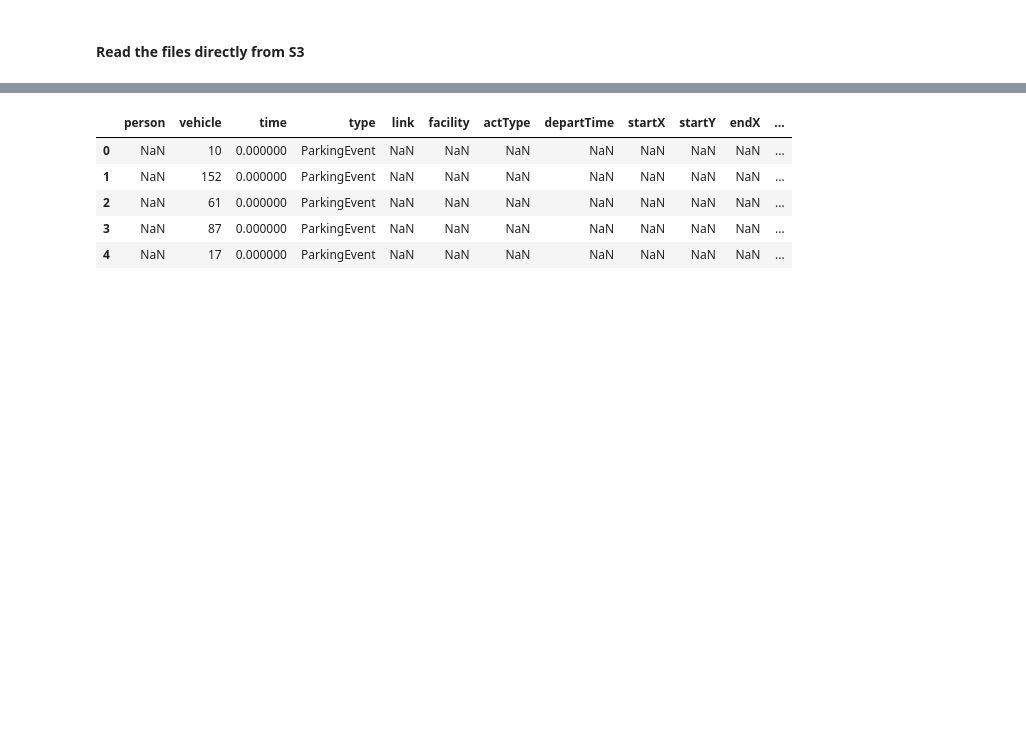
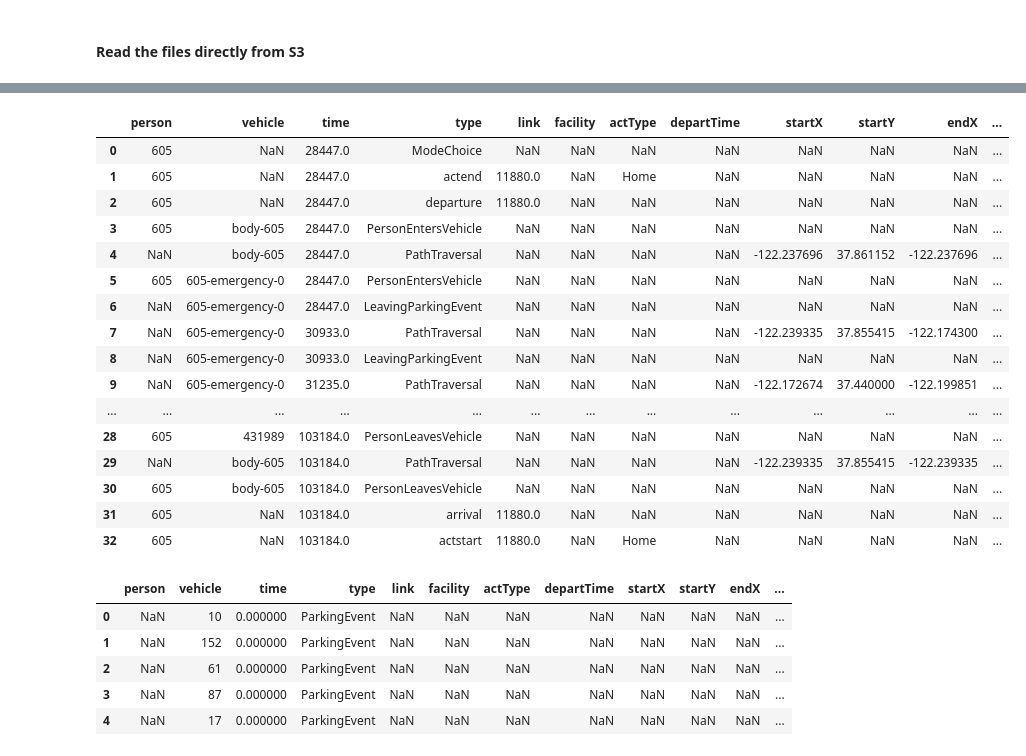
Before and after one commit to LBNL-UCB-STI/beam-core-analysis, a Jupyter notebook: Users/Nazanin/Person_Trip_Level_SF_check_Price_scenarios.ipynb, the cells around one changed output, grey strips where cells are left out. Drawn from its saved outputs; the diff is of its cells as text; code cells hidden in the pictures; blank space fills up the shorter version.

```diff
--- a/Users/Nazanin/Person_Trip_Level_SF_check_Price_scenarios.ipynb
+++ b/Users/Nazanin/Person_Trip_Level_SF_check_Price_scenarios.ipynb
@@ -47,4 +47,4 @@ pd.options.display.max_columns = None
 pd.options.display.max_rows = None
 # %%
 # Showing the entire number in dataframe
-pd.set_option('float_format', '{:f}'.format)
+pd.set_option('float_format', '{:f}'.format)36681554 34359352
@@ -51,3 +64,25 @@ pd.set_option('float_format', '{:f}'.format)
+# %%
+at = eventsSF[(eventsSF['person'] == '605')|(eventsSF['driver'] == '605')|(eventsSF['riders'] == '605')].reset_index(drop=True)
+# %%
+at
+# %% [output]
+|  | person | vehicle | time | type | link | facility | actType | departTime | startX | startY | endX | ... |
+| 0 | 605 | NaN | 28447.0 | ModeChoice | NaN | NaN | NaN | NaN | NaN | NaN | NaN | ... |
+| 1 | 605 | NaN | 28447.0 | actend | 11880.0 | NaN | Home | NaN | NaN | NaN | NaN | ... |
+| 2 | 605 | NaN | 28447.0 | departure | 11880.0 | NaN | NaN | NaN | NaN | NaN | NaN | ... |
+| 3 | 605 | body-605 | 28447.0 | PersonEntersVehicle | NaN | NaN | NaN | NaN | NaN | NaN | NaN | ... |
+| 4 | NaN | body-605 | 28447.0 | PathTraversal | NaN | NaN | NaN | NaN | -122.237696 | 37.861152 | -122.237696 | ... |
+| 5 | 605 | 605-emergency-0 | 28447.0 | PersonEntersVehicle | NaN | NaN | NaN | NaN | NaN | NaN | NaN | ... |
+| 6 | NaN | 605-emergency-0 | 28447.0 | LeavingParkingEvent | NaN | NaN | NaN | NaN | NaN | NaN | NaN | ... |
+| 7 | NaN | 605-emergency-0 | 30933.0 | PathTraversal | NaN | NaN | NaN | NaN | -122.239335 | 37.855415 | -122.174300 | ... |
+| 8 | NaN | 605-emergency-0 | 30933.0 | LeavingParkingEvent | NaN | NaN | NaN | NaN | NaN | NaN | NaN | ... |
+| 9 | NaN | 605-emergency-0 | 31235.0 | PathTraversal | NaN | NaN | NaN | NaN | -122.172674 | 37.440000 | -122.199851 | ... |
+| ... | ... | ... | ... | ... | ... | ... | ... | ... | ... | ... | ... | ... |
+| 28 | 605 | 431989 | 103184.0 | PersonLeavesVehicle | NaN | NaN | NaN | NaN | NaN | NaN | NaN | ... |
+| 29 | NaN | body-605 | 103184.0 | PathTraversal | NaN | NaN | NaN | NaN | -122.239335 | 37.855415 | -122.239335 | ... |
+| 30 | 605 | body-605 | 103184.0 | PersonLeavesVehicle | NaN | NaN | NaN | NaN | NaN | NaN | NaN | ... |
+| 31 | 605 | NaN | 103184.0 | arrival | 11880.0 | NaN | NaN | NaN | NaN | NaN | NaN | ... |
+| 32 | 605 | NaN | 103184.0 | actstart | 11880.0 | NaN | Home | NaN | NaN | NaN | NaN | ... |
 # %%
 aa = eventsSF[(eventsSF['person'] == '2606855')|(eventsSF['driver'] == '2606855')|(eventsSF['riders'] == '2606855')]
 # %%
```
Also changed, not shown: parts of 6 cells of this notebook, 1 other file.
